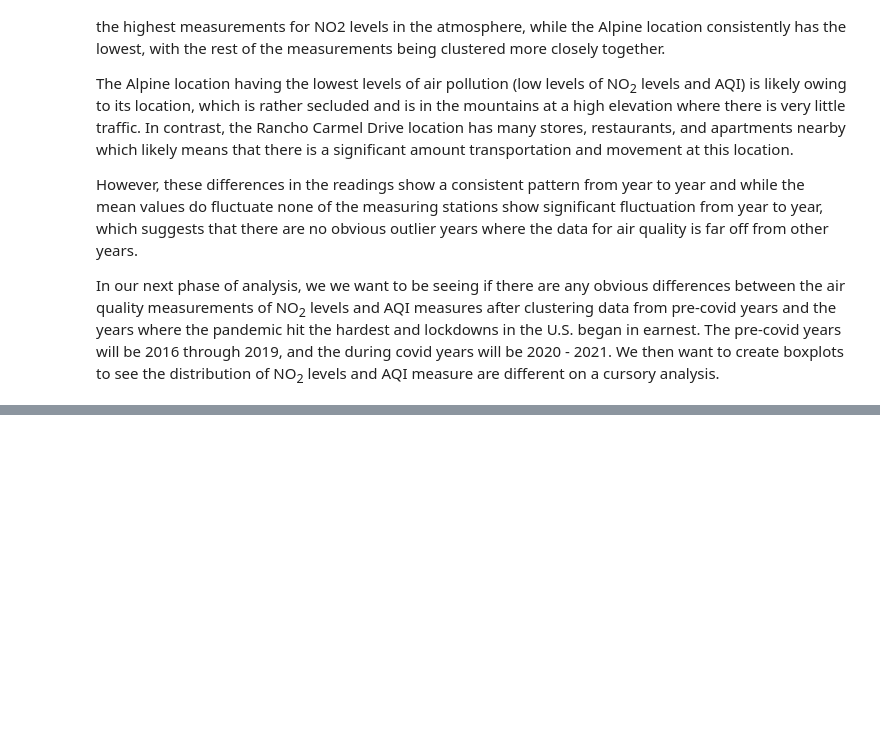
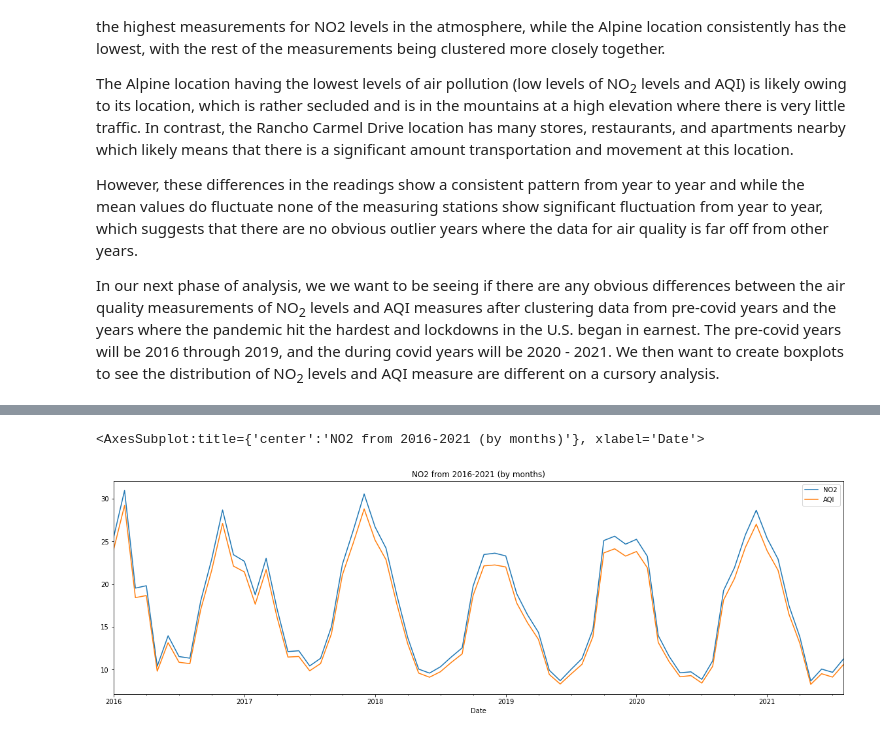
Before and after one commit to av1929/Covid19-AirQuality-SD-counties, a Jupyter notebook: EDACheckpointGroup062-Wi22.ipynb, the cells around one changed output, grey strips where cells are left out. Cells and saved outputs as stored; diff of their text form; code cells hidden in the pictures; blank space fills up the shorter version.

```diff
--- a/EDACheckpointGroup062-Wi22.ipynb
+++ b/EDACheckpointGroup062-Wi22.ipynb
@@ -431,0 +471,8 @@ Essentially, while there are outliers in individual measurements of NO<sub>2</su
+# %%
+#EPA2016-EPA2021 LINEPLOTS BY MONTHS
+epa_df = pd.concat([epa2016_df, epa2017_df, epa2018_df, epa2019_df, epa2020_df, epa2021_df])
+divided_month = epa_df.groupby(pd.Grouper(key='Date',axis=0, freq='M')).mean()
+divided_month.plot(kind='line', y=['NO2','AQI'],title='NO2 from 2016-2021 (by months)', figsize=(20,6))
+# %% [output]
+<AxesSubplot:title={'center':'NO2 from 2016-2021 (by months)'}, xlabel='Date'>
+[figure, added]
```
Also changed, not shown: parts of 25 cells of this notebook.
